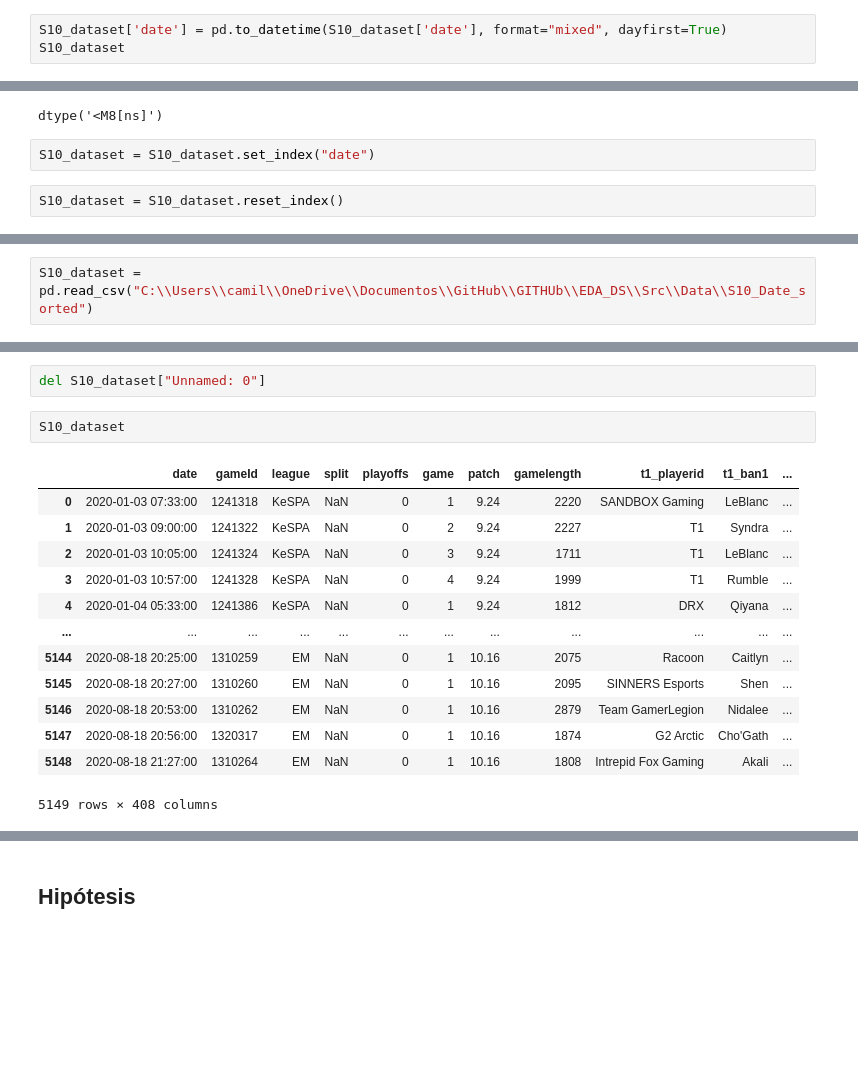
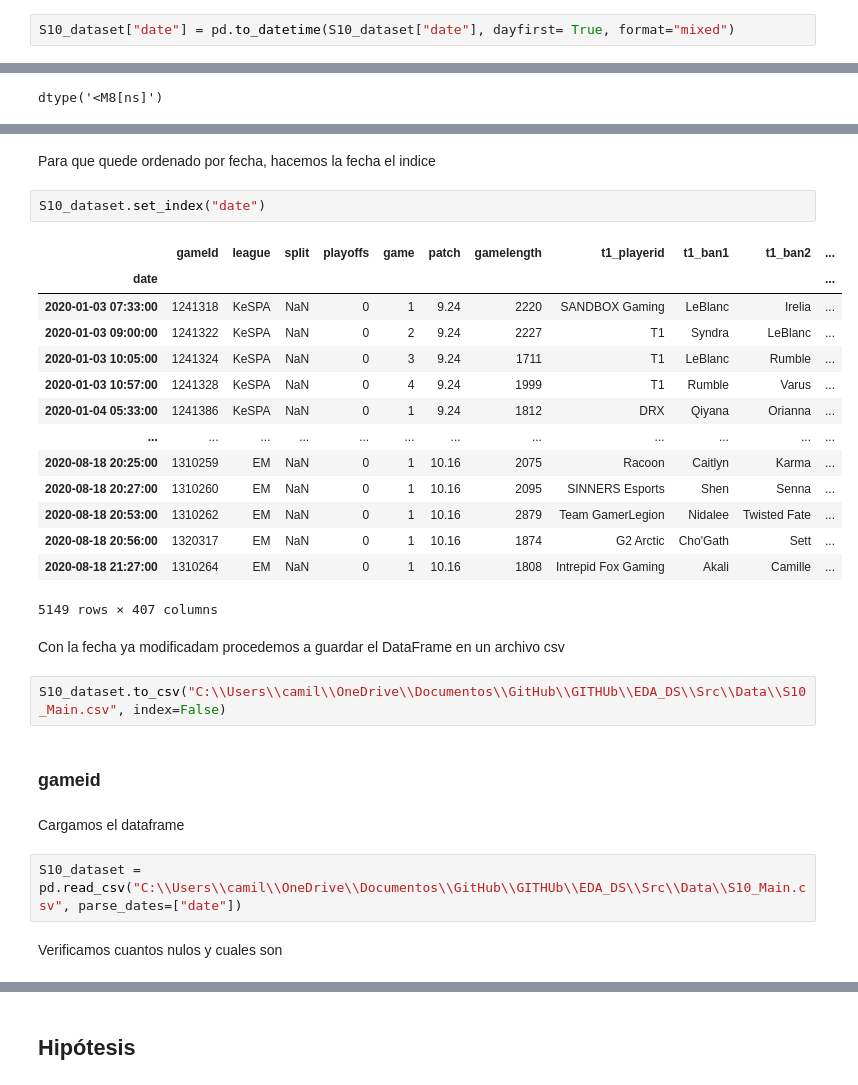
Before and after one commit to CamiloAPB/EDA_DS, a Jupyter notebook: Src/Notebooks/Exploracion_inicial.ipynb, the cells around one changed output, grey strips where cells are left out. Saved outputs shown, nothing was run; the diff lists cells and outputs as text; blank space fills up the shorter version.

Commit message:
29_11_gameid

```diff
--- a/Src/Notebooks/Exploracion_inicial.ipynb
+++ b/Src/Notebooks/Exploracion_inicial.ipynb
@@ -133,3 +151,2 @@ Procedemos a hacer la conversión a formato datetime
 # %%
-S10_dataset['date'] = pd.to_datetime(S10_dataset['date'], format="mixed", dayfirst=True)
-S10_dataset
+S10_dataset["date"] = pd.to_datetime(S10_dataset["date"], dayfirst= True, format="mixed")
@@ -151,7 +164,3 @@ S10_dataset
 S10_dataset["date"].dtypes
 # %% [output]
 dtype('<M8[ns]')
-# %%
-S10_dataset = S10_dataset.set_index("date")
-# %%
-S10_dataset = S10_dataset.reset_index()
@@ -193,2 +166,0 @@ S10_dataset.to_csv("C:\\Users\\camil\\OneDrive\\Documentos\\GitHub\\GITHUb\\EDA_
-# %%
-S10_dataset = pd.read_csv("C:\\Users\\camil\\OneDrive\\Documentos\\GitHub\\GITHUb\\EDA_DS\\Src\\Data\\S10_Date_sorted")
@@ -211,18 +167,31 @@ S10_dataset
-# %%
-del S10_dataset["Unnamed: 0"]
-# %%
-S10_dataset
-# %% [output]
-|  | date | gameId | league | split | playoffs | game | patch | gamelength | t1_playerid | t1_ban1 | ... |
-| 0 | 2020-01-03 07:33:00 | 1241318 | KeSPA | NaN | 0 | 1 | 9.24 | 2220 | SANDBOX Gaming | LeBlanc | ... |
-| 1 | 2020-01-03 09:00:00 | 1241322 | KeSPA | NaN | 0 | 2 | 9.24 | 2227 | T1 | Syndra | ... |
-| 2 | 2020-01-03 10:05:00 | 1241324 | KeSPA | NaN | 0 | 3 | 9.24 | 1711 | T1 | LeBlanc | ... |
-| 3 | 2020-01-03 10:57:00 | 1241328 | KeSPA | NaN | 0 | 4 | 9.24 | 1999 | T1 | Rumble | ... |
-| 4 | 2020-01-04 05:33:00 | 1241386 | KeSPA | NaN | 0 | 1 | 9.24 | 1812 | DRX | Qiyana | ... |
-| ... | ... | ... | ... | ... | ... | ... | ... | ... | ... | ... | ... |
-| 5144 | 2020-08-18 20:25:00 | 1310259 | EM | NaN | 0 | 1 | 10.16 | 2075 | Racoon | Caitlyn | ... |
-| 5145 | 2020-08-18 20:27:00 | 1310260 | EM | NaN | 0 | 1 | 10.16 | 2095 | SINNERS Esports | Shen | ... |
-| 5146 | 2020-08-18 20:53:00 | 1310262 | EM | NaN | 0 | 1 | 10.16 | 2879 | Team GamerLegion | Nidalee | ... |
-| 5147 | 2020-08-18 20:56:00 | 1320317 | EM | NaN | 0 | 1 | 10.16 | 1874 | G2 Arctic | Cho'Gath | ... |
-| 5148 | 2020-08-18 21:27:00 | 1310264 | EM | NaN | 0 | 1 | 10.16 | 1808 | Intrepid Fox Gaming | Akali | ... |
-5149 rows × 408 columns
+# %% [markdown]
+Para que quede ordenado por fecha, hacemos la fecha el indice
+# %%
+S10_dataset.set_index("date")
+# %% [output]
+|  | gameId | league | split | playoffs | game | patch | gamelength | t1_playerid | t1_ban1 | t1_ban2 | ... |
+| date |  |  |  |  |  |  |  |  |  |  | ... |
+| 2020-01-03 07:33:00 | 1241318 | KeSPA | NaN | 0 | 1 | 9.24 | 2220 | SANDBOX Gaming | LeBlanc | Irelia | ... |
+| 2020-01-03 09:00:00 | 1241322 | KeSPA | NaN | 0 | 2 | 9.24 | 2227 | T1 | Syndra | LeBlanc | ... |
+| 2020-01-03 10:05:00 | 1241324 | KeSPA | NaN | 0 | 3 | 9.24 | 1711 | T1 | LeBlanc | Rumble | ... |
+| 2020-01-03 10:57:00 | 1241328 | KeSPA | NaN | 0 | 4 | 9.24 | 1999 | T1 | Rumble | Varus | ... |
+| 2020-01-04 05:33:00 | 1241386 | KeSPA | NaN | 0 | 1 | 9.24 | 1812 | DRX | Qiyana | Orianna | ... |
+| ... | ... | ... | ... | ... | ... | ... | ... | ... | ... | ... | ... |
+| 2020-08-18 20:25:00 | 1310259 | EM | NaN | 0 | 1 | 10.16 | 2075 | Racoon | Caitlyn | Karma | ... |
+| 2020-08-18 20:27:00 | 1310260 | EM | NaN | 0 | 1 | 10.16 | 2095 | SINNERS Esports | Shen | Senna | ... |
+| 2020-08-18 20:53:00 | 1310262 | EM | NaN | 0 | 1 | 10.16 | 2879 | Team GamerLegion | Nidalee | Twisted Fate | ... |
+| 2020-08-18 20:56:00 | 1320317 | EM | NaN | 0 | 1 | 10.16 | 1874 | G2 Arctic | Cho'Gath | Sett | ... |
+| 2020-08-18 21:27:00 | 1310264 | EM | NaN | 0 | 1 | 10.16 | 1808 | Intrepid Fox Gaming | Akali | Camille | ... |
+5149 rows × 407 columns
+# %% [markdown]
+Con la fecha ya modificadam procedemos a guardar el DataFrame en un archivo csv
+# %%
+S10_dataset.to_csv("C:\\Users\\camil\\OneDrive\\Documentos\\GitHub\\GITHUb\\EDA_DS\\Src\\Data\\S10_Main.csv", index=False)
+# %% [markdown]
+### gameid
+# %% [markdown]
+Cargamos el dataframe
+# %%
+S10_dataset = pd.read_csv("C:\\Users\\camil\\OneDrive\\Documentos\\GitHub\\GITHUb\\EDA_DS\\Src\\Data\\S10_Main.csv", parse_dates=["date"])
+# %% [markdown]
+Verificamos cuantos nulos y cuales son
```
Also changed, not shown: parts of 43 cells of this notebook, 4 other files.
